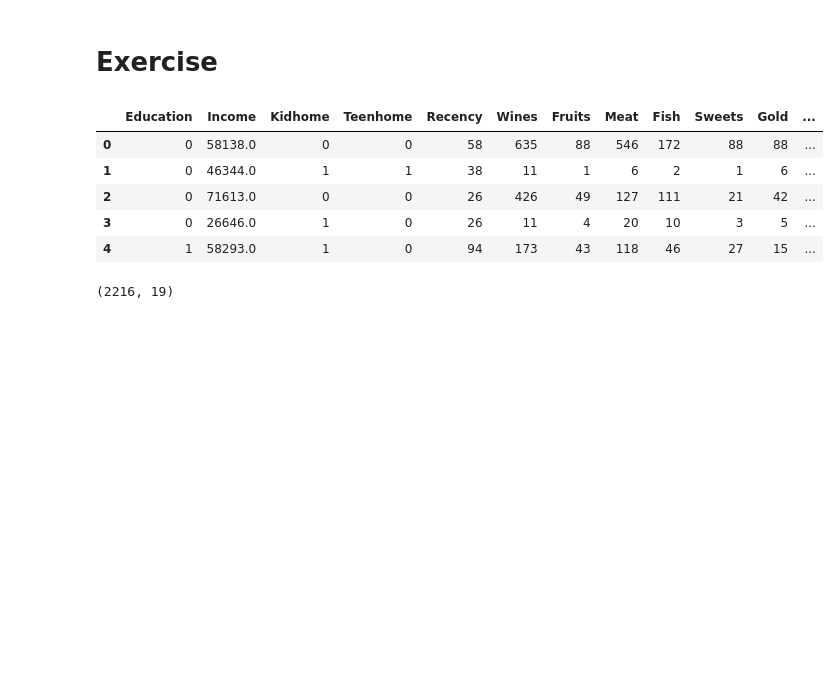
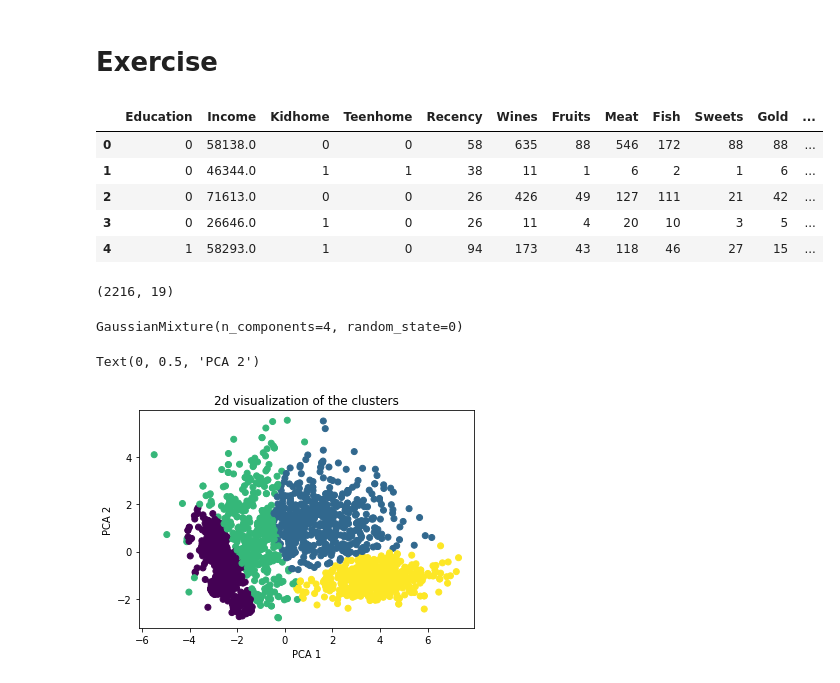
Before and after one commit to fpaul787/tackleml, a Jupyter notebook: unsupervised_learning/GMM/GMM.ipynb, the cells around one changed output. Saved outputs shown, nothing was run; the diff lists cells and outputs as text; code cells hidden in the pictures; blank space fills up the shorter version.

```diff
--- a/unsupervised_learning/GMM/GMM.ipynb
+++ b/unsupervised_learning/GMM/GMM.ipynb
@@ -153,3 +153,24 @@ data.shape
 from sklearn.preprocessing import StandardScaler
 SS = StandardScaler()
 X = SS.fit_transform(data)
+# %%
+from sklearn.decomposition import PCA
+pca = PCA(n_components=2)
+reduced_PCA = pca.fit(X).transform(X)
+# %%
+model = GaussianMixture(n_components=4, random_state=0)
+model.fit(reduced_PCA)
+# %% [output]
+GaussianMixture(n_components=4, random_state=0)
+# %%
+pca_pred = model.predict(reduced_PCA)
+# %%
+x = reduced_PCA[:,0]
+y = reduced_PCA[:,1]
+plt.scatter(x, y, c=pca_pred)
+plt.title("2d visualization of the clusters")
+plt.xlabel("PCA 1")
+plt.ylabel("PCA 2")
+# %% [output]
+Text(0, 0.5, 'PCA 2')
+[figure, added]
```
